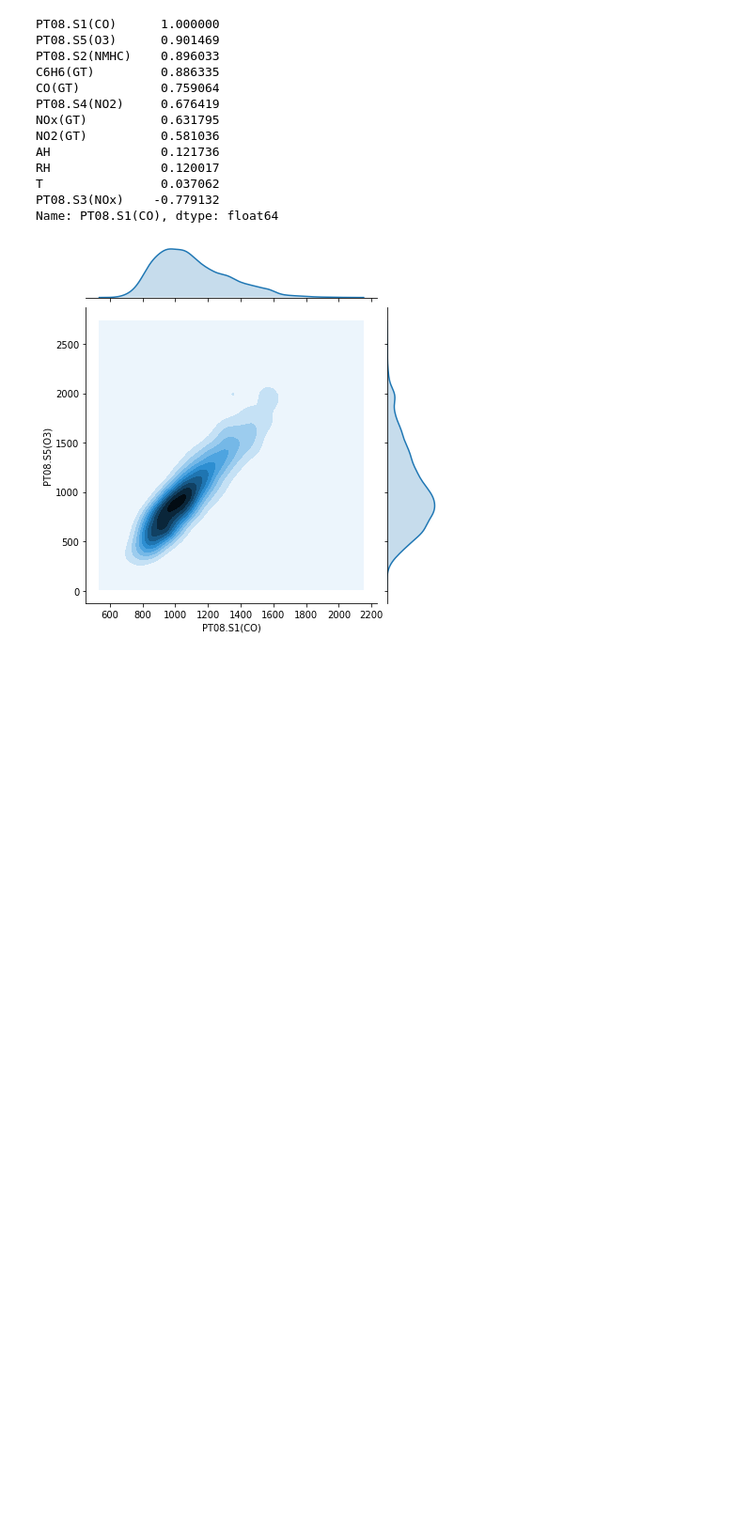
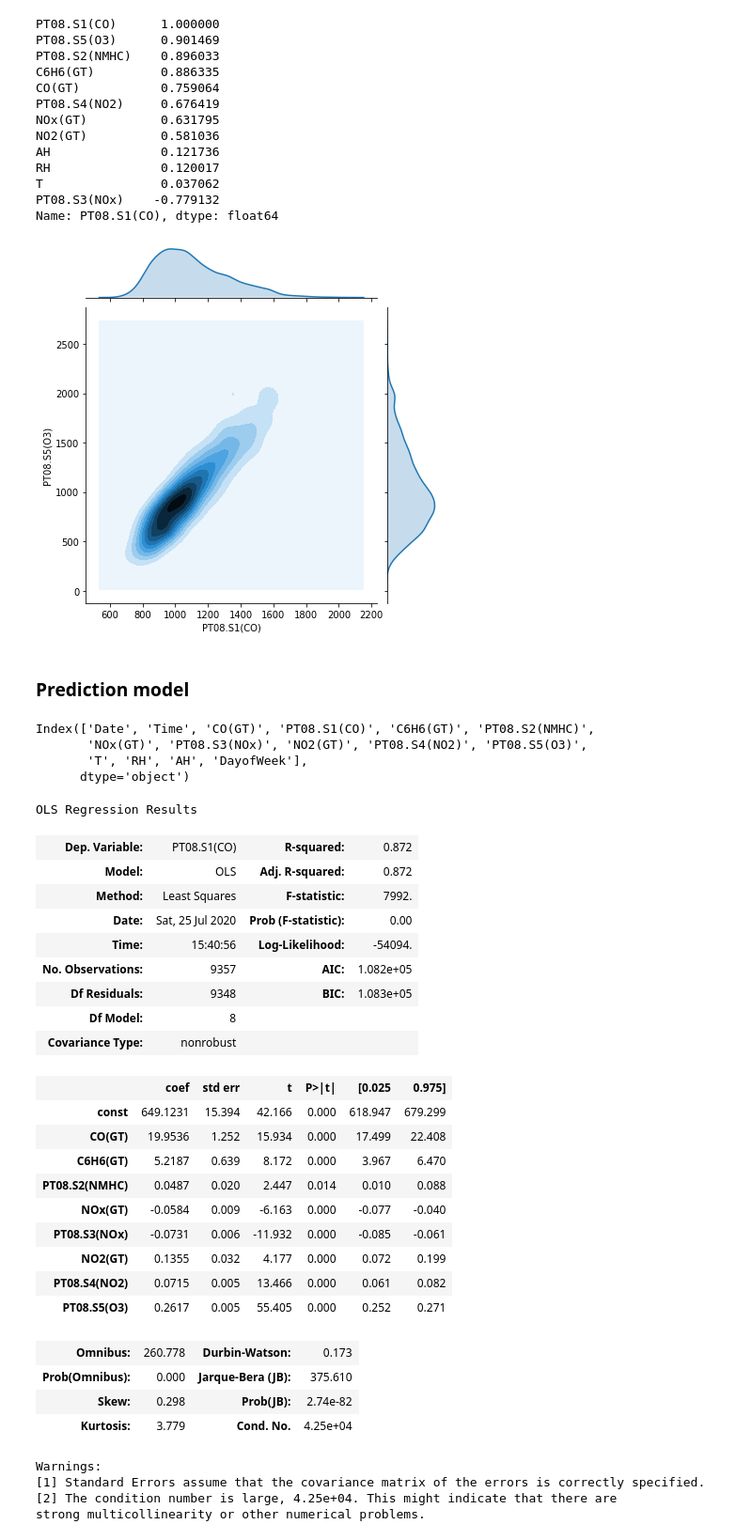
Before and after one commit to elisiojsj/Data-Science, a Jupyter notebook: CO_concentration-analysis.ipynb, the cells around one changed output. Shown: that part at 94% size. Saved outputs shown, nothing was run; the diff lists cells and outputs as text; code cells hidden in the pictures; blank space fills up the shorter version.

Commit message:
started prediction model

```diff
--- a/CO_concentration-analysis.ipynb
+++ b/CO_concentration-analysis.ipynb
@@ -307,3 +307,16 @@ sns.jointplot(x="PT08.S1(CO)", y="PT08.S5(O3)", kind='kde', data=df)
 plt.show()
 # %% [output]
 [figure]
+# %% [markdown]
+### Prediction model
+# %%
+# all columns of the dataframe
+df.columns
+# %% [output]
+Index(['Date', 'Time', 'CO(GT)', 'PT08.S1(CO)', 'C6H6(GT)', 'PT08.S2(NMHC)',
+       'NOx(GT)', 'PT08.S3(NOx)', 'NO2(GT)', 'PT08.S4(NO2)', 'PT08.S5(O3)',
+       'T', 'RH', 'AH', 'DayofWeek'],
+      dtype='object')
+# %%
+# selection of the variables to be used in the prediction
+df_model = df[['CO(GT)','C6H6(GT)','PT08.S2(NMHC)','NOx(GT)','PT08.S3(NOx)','NO2(GT)','PT08.S4(NO2)','PT08.S5(O3)']]
@@ -309,0 +325,44 @@ plt.show()
+# %%
+X = df_model
+
+# target variable
+y = df['PT08.S1(CO)']
+
+# devide train and test dataset
+X_train, X_test, y_train, y_test = train_test_split(X, y, test_size=0.33, random_state=42)
+# %%
+# Ordinary Least Squares analysis
+import statsmodels.api as sm
+
+X_sm = X = sm.add_constant(X)
+model = sm.OLS(y,X_sm)
+model.fit().summary()
+# %% [output]
+OLS Regression Results
+| Dep. Variable: | PT08.S1(CO) | R-squared: | 0.872 |
+| Model: | OLS | Adj. R-squared: | 0.872 |
+| Method: | Least Squares | F-statistic: | 7992. |
+| Date: | Sat, 25 Jul 2020 | Prob (F-statistic): | 0.00 |
+| Time: | 15:40:56 | Log-Likelihood: | -54094. |
+| No. Observations: | 9357 | AIC: | 1.082e+05 |
+| Df Residuals: | 9348 | BIC: | 1.083e+05 |
+| Df Model: | 8 |  |  |
+| Covariance Type: | nonrobust |  |  |
+|  | coef | std err | t | P>|t| | [0.025 | 0.975] |
+| const | 649.1231 | 15.394 | 42.166 | 0.000 | 618.947 | 679.299 |
+| CO(GT) | 19.9536 | 1.252 | 15.934 | 0.000 | 17.499 | 22.408 |
+| C6H6(GT) | 5.2187 | 0.639 | 8.172 | 0.000 | 3.967 | 6.470 |
+| PT08.S2(NMHC) | 0.0487 | 0.020 | 2.447 | 0.014 | 0.010 | 0.088 |
+| NOx(GT) | -0.0584 | 0.009 | -6.163 | 0.000 | -0.077 | -0.040 |
+| PT08.S3(NOx) | -0.0731 | 0.006 | -11.932 | 0.000 | -0.085 | -0.061 |
+| NO2(GT) | 0.1355 | 0.032 | 4.177 | 0.000 | 0.072 | 0.199 |
+| PT08.S4(NO2) | 0.0715 | 0.005 | 13.466 | 0.000 | 0.061 | 0.082 |
+| PT08.S5(O3) | 0.2617 | 0.005 | 55.405 | 0.000 | 0.252 | 0.271 |
+| Omnibus: | 260.778 | Durbin-Watson: | 0.173 |
+| Prob(Omnibus): | 0.000 | Jarque-Bera (JB): | 375.610 |
+| Skew: | 0.298 | Prob(JB): | 2.74e-82 |
+| Kurtosis: | 3.779 | Cond. No. | 4.25e+04 |
+Warnings:
+[1] Standard Errors assume that the covariance matrix of the errors is correctly specified.
+[2] The condition number is large, 4.25e+04. This might indicate that there are
+strong multicollinearity or other numerical problems.
```
Also changed, not shown: parts of 2 cells of this notebook.
